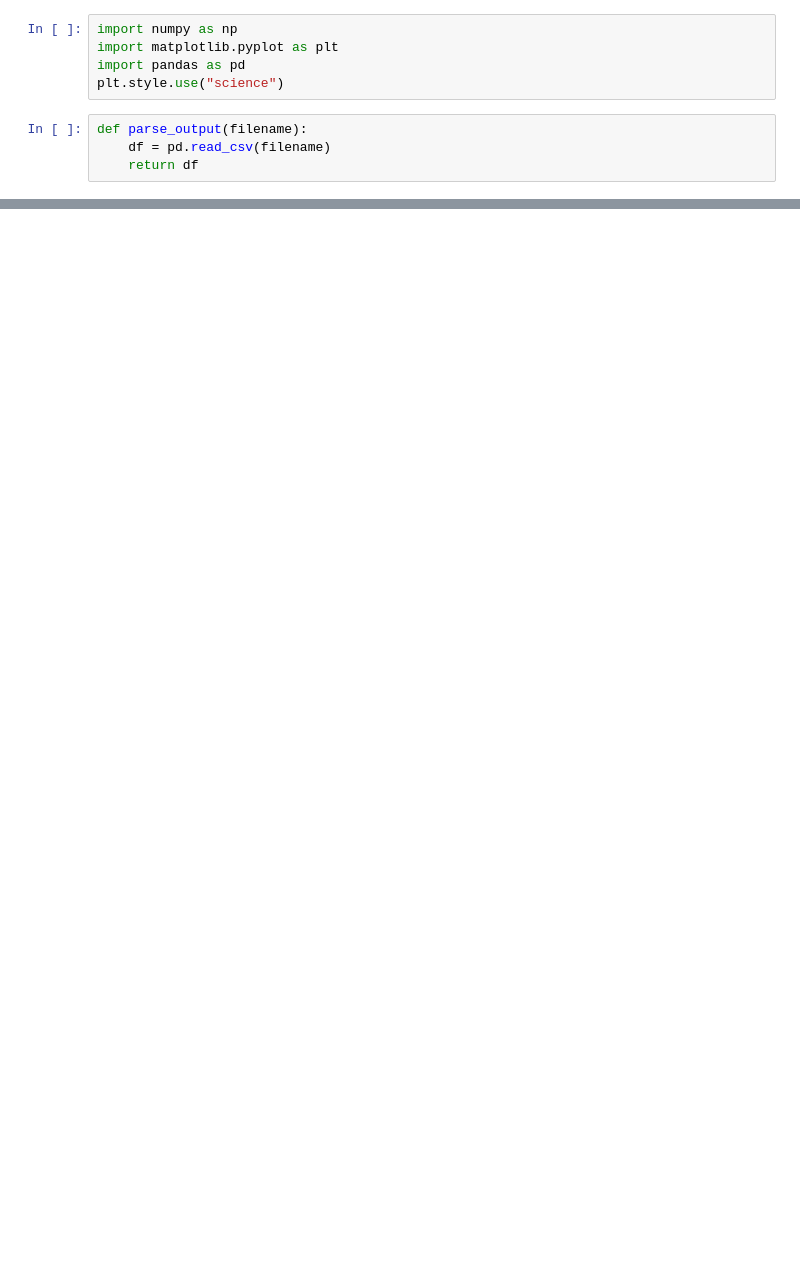
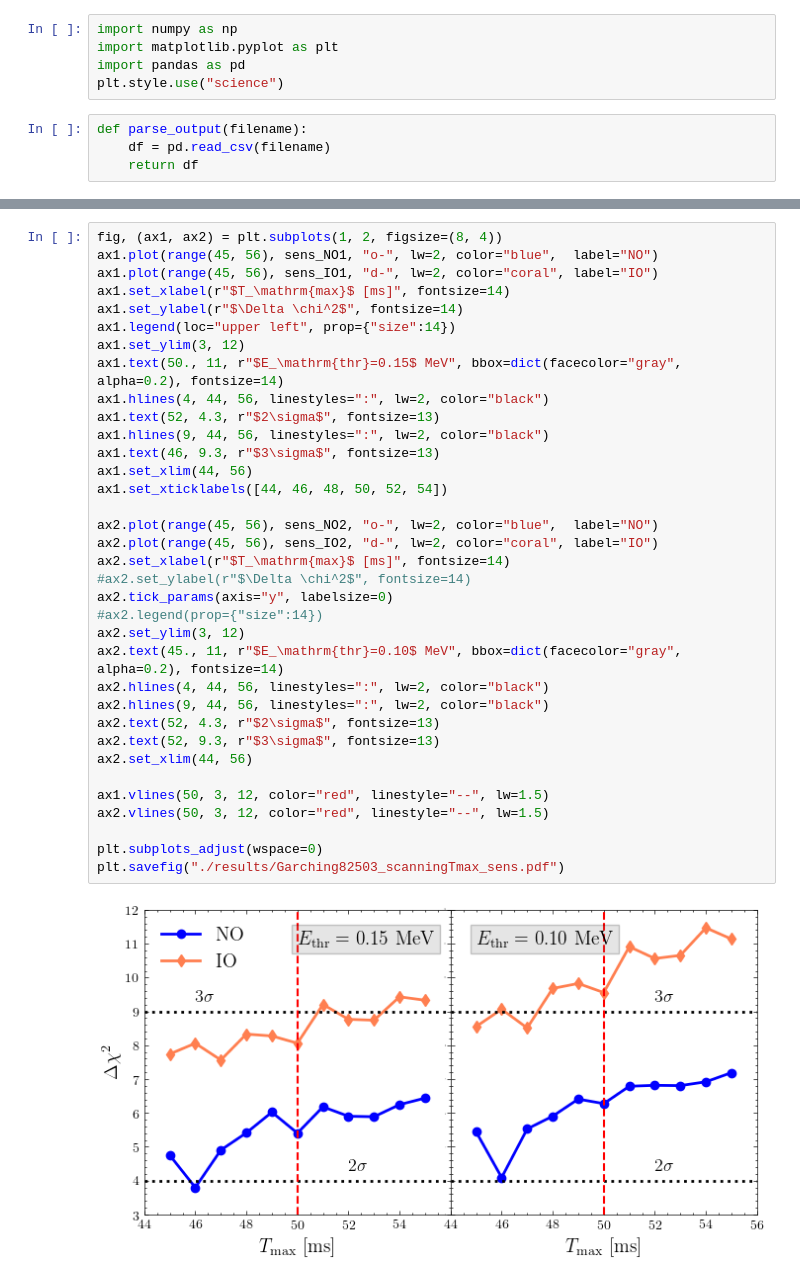
Before and after one commit to YMTheory/supernova, a Jupyter notebook: analysis/MH/results_visualizer.ipynb, the cells around one changed output, grey strips where cells are left out. Drawn from its saved outputs; the diff is of its cells as text; blank space fills up the shorter version.

```diff
--- a/analysis/MH/results_visualizer.ipynb
+++ b/analysis/MH/results_visualizer.ipynb
@@ -10,2 +67,39 @@ def parse_output(filename):
+# %%
+fig, (ax1, ax2) = plt.subplots(1, 2, figsize=(8, 4))
+ax1.plot(range(45, 56), sens_NO1, "o-", lw=2, color="blue",  label="NO")
+ax1.plot(range(45, 56), sens_IO1, "d-", lw=2, color="coral", label="IO")
+ax1.set_xlabel(r"$T_\mathrm{max}$ [ms]", fontsize=14)
+ax1.set_ylabel(r"$\Delta \chi^2$", fontsize=14)
+ax1.legend(loc="upper left", prop={"size":14})
+ax1.set_ylim(3, 12)
+ax1.text(50., 11, r"$E_\mathrm{thr}=0.15$ MeV", bbox=dict(facecolor="gray", alpha=0.2), fontsize=14)
+ax1.hlines(4, 44, 56, linestyles=":", lw=2, color="black")
+ax1.text(52, 4.3, r"$2\sigma$", fontsize=13)
+ax1.hlines(9, 44, 56, linestyles=":", lw=2, color="black")
+ax1.text(46, 9.3, r"$3\sigma$", fontsize=13)
+ax1.set_xlim(44, 56)
+ax1.set_xticklabels([44, 46, 48, 50, 52, 54])
+
+ax2.plot(range(45, 56), sens_NO2, "o-", lw=2, color="blue",  label="NO")
+ax2.plot(range(45, 56), sens_IO2, "d-", lw=2, color="coral", label="IO")
+ax2.set_xlabel(r"$T_\mathrm{max}$ [ms]", fontsize=14)
+#ax2.set_ylabel(r"$\Delta \chi^2$", fontsize=14)
+ax2.tick_params(axis="y", labelsize=0)
+#ax2.legend(prop={"size":14})
+ax2.set_ylim(3, 12)
+ax2.text(45., 11, r"$E_\mathrm{thr}=0.10$ MeV", bbox=dict(facecolor="gray", alpha=0.2), fontsize=14)
+ax2.hlines(4, 44, 56, linestyles=":", lw=2, color="black")
+ax2.hlines(9, 44, 56, linestyles=":", lw=2, color="black")
+ax2.text(52, 4.3, r"$2\sigma$", fontsize=13)
+ax2.text(52, 9.3, r"$3\sigma$", fontsize=13)
+ax2.set_xlim(44, 56)
+
+ax1.vlines(50, 3, 12, color="red", linestyle="--", lw=1.5)
+ax2.vlines(50, 3, 12, color="red", linestyle="--", lw=1.5)
+
+plt.subplots_adjust(wspace=0)
+plt.savefig("./results/Garching82503_scanningTmax_sens.pdf")
+# %% [output]
+[figure, added]
 # %%
 MO = "NO"
```
Also changed, not shown: parts of 5 cells of this notebook, 2 other files.
